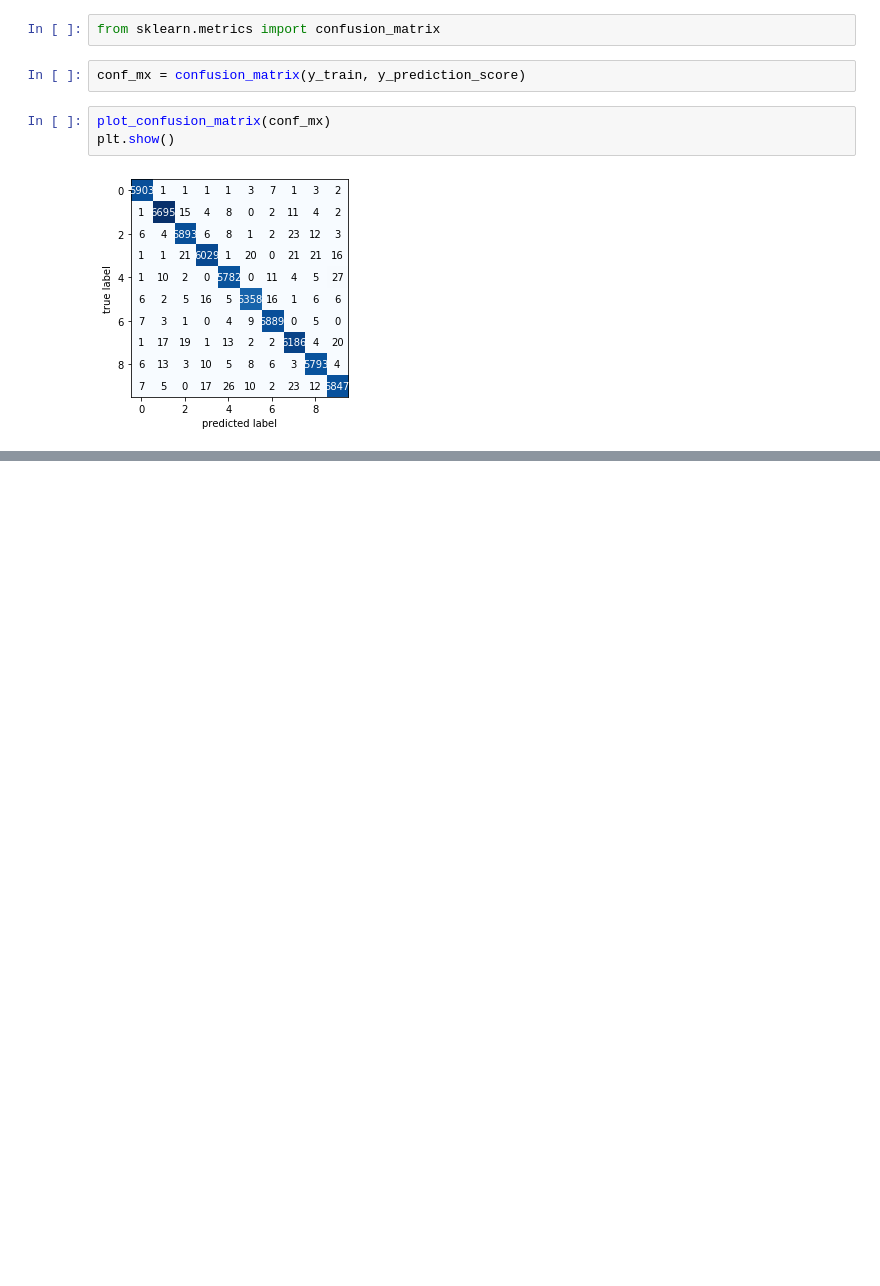
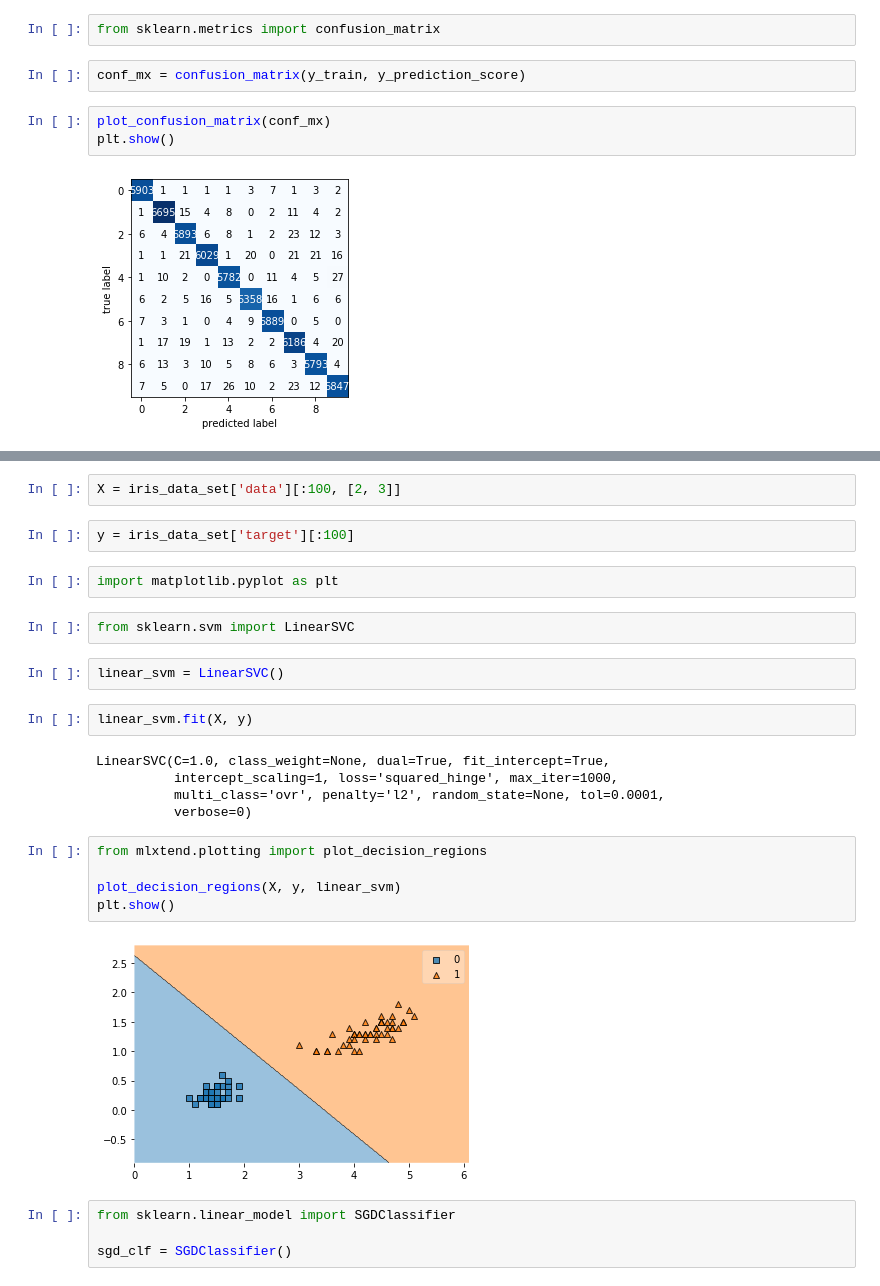
Before and after one commit to sergiovasquez122/CECS-456, a Jupyter notebook: Classification.ipynb, the cells around one changed output, grey strips where cells are left out. Cells and saved outputs as stored; diff of their text form; blank space fills up the shorter version.

```diff
--- a/Classification.ipynb
+++ b/Classification.ipynb
@@ -548,0 +568,28 @@ plt.show()
+# %%
+X = iris_data_set['data'][:100, [2, 3]]
+# %%
+y = iris_data_set['target'][:100]
+# %%
+import matplotlib.pyplot as plt
+# %%
+from sklearn.svm import LinearSVC
+# %%
+linear_svm = LinearSVC()
+# %%
+linear_svm.fit(X, y)
+# %% [output]
+LinearSVC(C=1.0, class_weight=None, dual=True, fit_intercept=True,
+          intercept_scaling=1, loss='squared_hinge', max_iter=1000,
+          multi_class='ovr', penalty='l2', random_state=None, tol=0.0001,
+          verbose=0)
+# %%
+from mlxtend.plotting import plot_decision_regions
+
+plot_decision_regions(X, y, linear_svm)
+plt.show()
+# %% [output]
+[figure, added]
+# %%
+from sklearn.linear_model import SGDClassifier
+
+sgd_clf = SGDClassifier()
```
Also changed, not shown: parts of 9 cells of this notebook.
